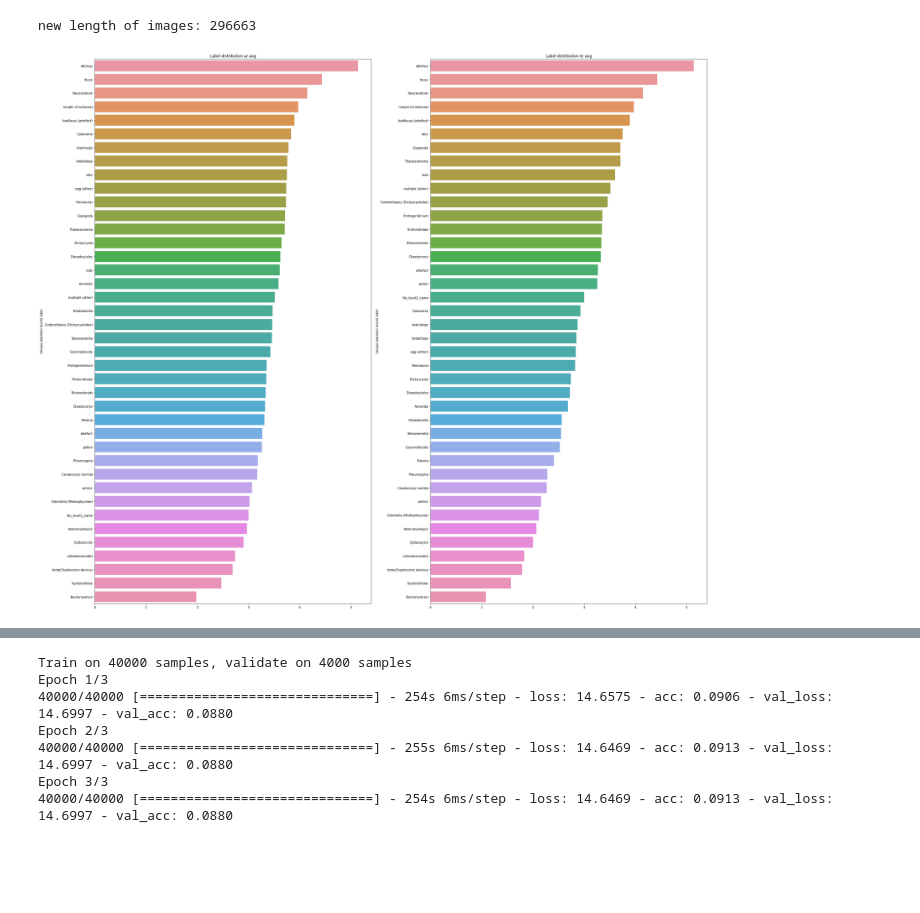
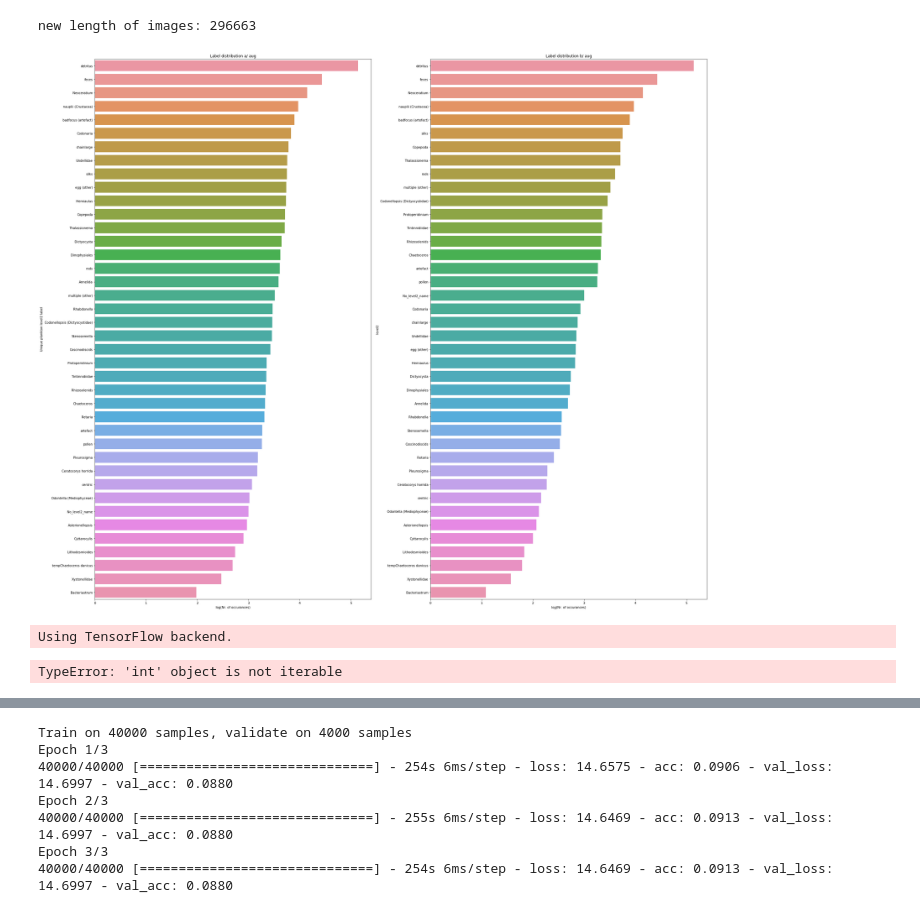
Before and after one commit to yohannjs/AML-2019, a Jupyter notebook: Challenges/4_Plankton/yohann_plankton_cnn.ipynb, the cells around one changed output, grey strips where cells are left out. Saved outputs shown, nothing was run; the diff lists cells and outputs as text; code cells hidden in the pictures; blank space fills up the shorter version.

```diff
--- a/Challenges/4_Plankton/yohann_plankton_cnn.ipynb
+++ b/Challenges/4_Plankton/yohann_plankton_cnn.ipynb
@@ -172,10 +172,7 @@ def objid_to_key(list_of_objids):
 # Functions to preprocess images
 def image_processing(key):
     desired_size = 972 # max of width and height in dataset
-    if str(strip(key))[0] == '3':
-        im_orginal = Image.open(imgFiles[key])
-    else:
-        im_orginal = Image.fromarray(imgFiles[key])
+    im_orginal = Image.open(imgFiles[key])
     old_size = im_orginal.size  # old_size[0] is in (width, height) format
 
     ratio = float(desired_size)/max(old_size)
@@ -238,8 +235,8 @@ def generate_duplicates(object_id, image_files=processed_imgs):
 
     return image_files
 
-# testkey = 32606329
-# processed_imgs = generate_duplicates(testkey)
+testkey = 32606329
+processed_imgs = generate_duplicates(testkey)
 # print(imgFiles[testkey])
 # print(fetch_labels([testkey]))
 # %%
@@ -288,27 +285,26 @@ number_unique_names2.sort_values(inplace=True, ascending=False)
 # %%
 '''figure, ax = plt.subplots(figsize=(23,17))
 ax = sns.barplot(y=number_unique_names.index, x=np.log10(number_unique_names.values))
 plt.ylabel('Unique plankton level2 label', fontsize= 16)
 plt.xlabel('log(Nr. of occurances)', fontsize= 16)
 plt.title('Exponential occurance of different labels', fontsize=16)
 plt.tight_layout()'''
 fig = plt.figure(figsize=(30,25))
 ax1 = fig.add_subplot(1,2,1)
 ax2 = fig.add_subplot(1,2,2)
 
 sns.barplot(y=number_unique_names2.index, x=np.log10(number_unique_names2.values), ax=ax1)
 sns.barplot(y=number_unique_names.index, x=np.log10(number_unique_names.values), ax=ax2)
 
 ax1.set_ylabel('Unique plankton level2 label')
-ax1.set_title('log(Nr. of occurances)')
+ax1.set_xlabel('log(Nr. of occurances)')
 ax1.set_title('Label distribution a/ aug')
 
-ax2.set_ylabel('Unique plankton level2 label')
-ax2.set_title('log(Nr. of occurances)')
+ax2.set_xlabel('log(Nr. of occurances)')
 ax2.set_title('Label distribution b/ aug')
 plt.tight_layout()
 # %% [output]
-[figure, old version]
+[figure, new version]
 # %%
 img_files_objids = list(processed_imgs.keys())
 # Shuffle order of keys
@@ -336,9 +332,9 @@ from keras.utils import to_categorical
 
 # Fetch pictures and labels, corresponding to keys.
 # train
-X_train, y_train = autoloader(small_objids_train)
+X_train, y_train = autoloader(size_small_train)
 # test
-X_test, y_test = autoloader(small_objids_validation)
+X_test, y_test = autoloader(size_small_validation)
 
 # label encode target column
 le = LabelEncoder()
@@ -352,6 +348,9 @@ y_test = to_categorical(y_test)
 # Reshape input data to account for images only being greyscale
 X_train = X_train.reshape(size_small_train, 100, 100, 1)
 X_test = X_test.reshape(size_small_validation, 100, 100, 1)
+# %% [output]
+Using TensorFlow backend.
+TypeError: 'int' object is not iterable
 # %%
 print('y_train shape:', y_train.shape)
 print('y_test shape:', y_test.shape)
```
Also changed, not shown: parts of 5 cells of this notebook, 1 other file.
